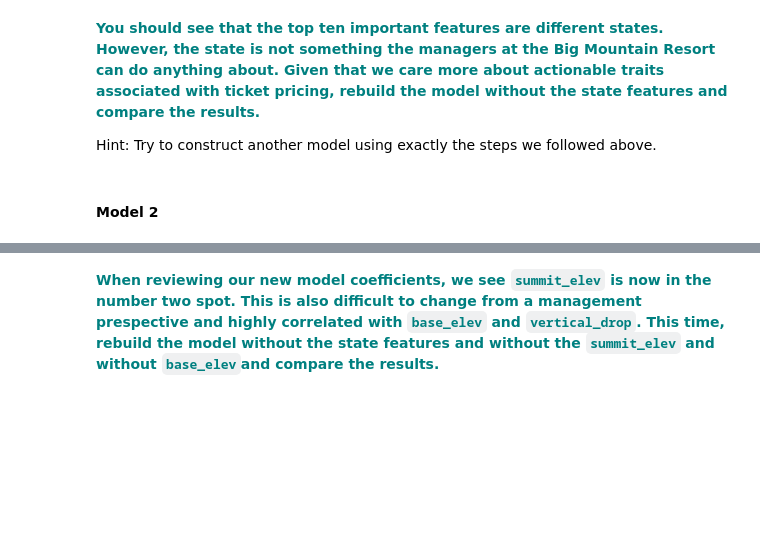
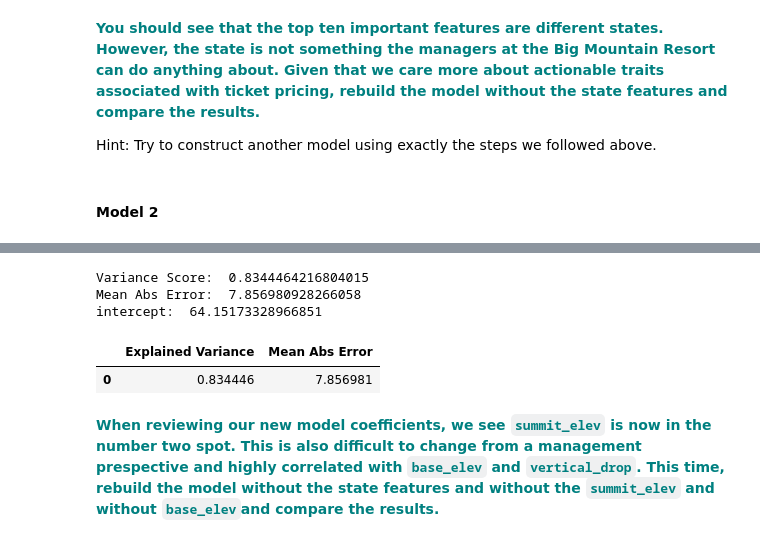
Before and after one commit to hyosukan/Guided-Capstone-2, a Jupyter notebook: Notebook_stepfourfive.ipynb.ipynb, the cells around one changed output, grey strips where cells are left out. Cells and saved outputs as stored; diff of their text form; code cells hidden in the pictures; blank space fills up the shorter version.

```diff
--- a/Notebook_stepfourfive.ipynb.ipynb
+++ b/Notebook_stepfourfive.ipynb.ipynb
@@ -245,14 +248,18 @@ pd.DataFrame(abs(lm.coef_), X.columns, columns=['Coefficient'])
 
 Hint: Try to construct another model using exactly the steps we followed above.
 # %%
-def lin_reg(x, y):
+
+def lin_reg(df, y):
+
+    dfo=df.select_dtypes(include=['object']) # select object type columns
+    x = pd.concat([df.drop(dfo, axis=1), pd.get_dummies(dfo)], axis=1)
 
     scaler2 = StandardScaler().fit(x)
 
     # Declare a variable called X_scaled, and assign it the result of calling the transform() method with parameter X
     X_scaled =scaler2.transform(x)
         # Get the 1-dimensional flattened array of our response variable y by calling the ravel() function on y
-    y = y.ravel()
+    y = x[y].ravel()
 
     # Call the train_test_split() function with the first two parameters set to X_scaled and y
     # Declare four variables, X_train, X_test, y_train and y_test separated by commas
@@ -293,3 +280,14 @@ Index(['state', 'summit_elev', 'vertical_drop', 'trams', 'fastEight',
+# %%
+
+df2 = pd.read_csv('./data/step2_output.csv').drop(['Unnamed: 0'], axis=1)
+df2 = df2.drop(['state'], axis=1)
+lin_reg(df2,'AdultWeekend')
+# %% [output]
+Variance Score:  0.8344464216804015
+Mean Abs Error:  7.856980928266058
+intercept:  64.15173328966851
+|  | Explained Variance | Mean Abs Error |
+| 0 | 0.834446 | 7.856981 |
 # %% [markdown]
 **<font color='teal'> When reviewing our new model coefficients, we see `summit_elev` is now in the number two spot. This is also difficult to change from a management prespective and highly correlated with `base_elev` and `vertical_drop`.  This time, rebuild the model without the state features and without the `summit_elev` and without `base_elev`and compare the results. </font>**
 # %% [markdown]
```
Also changed, not shown: parts of 19 cells of this notebook, 2 other files.
